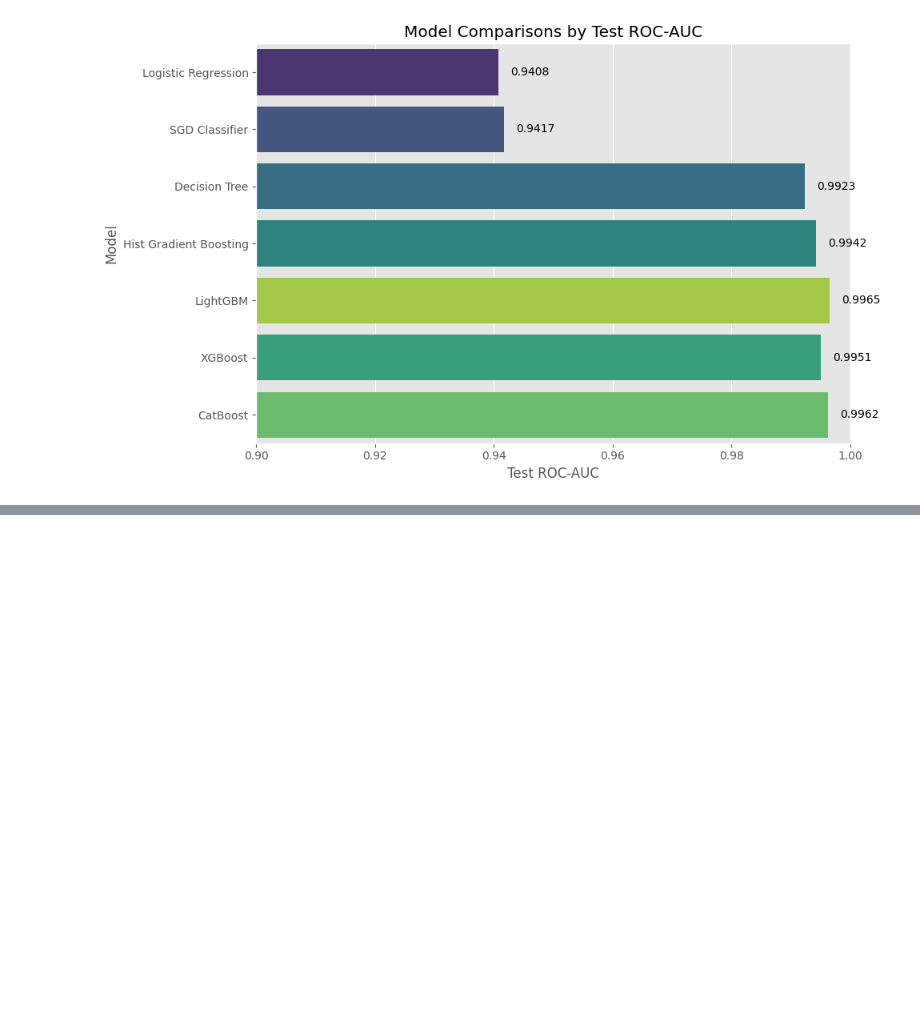
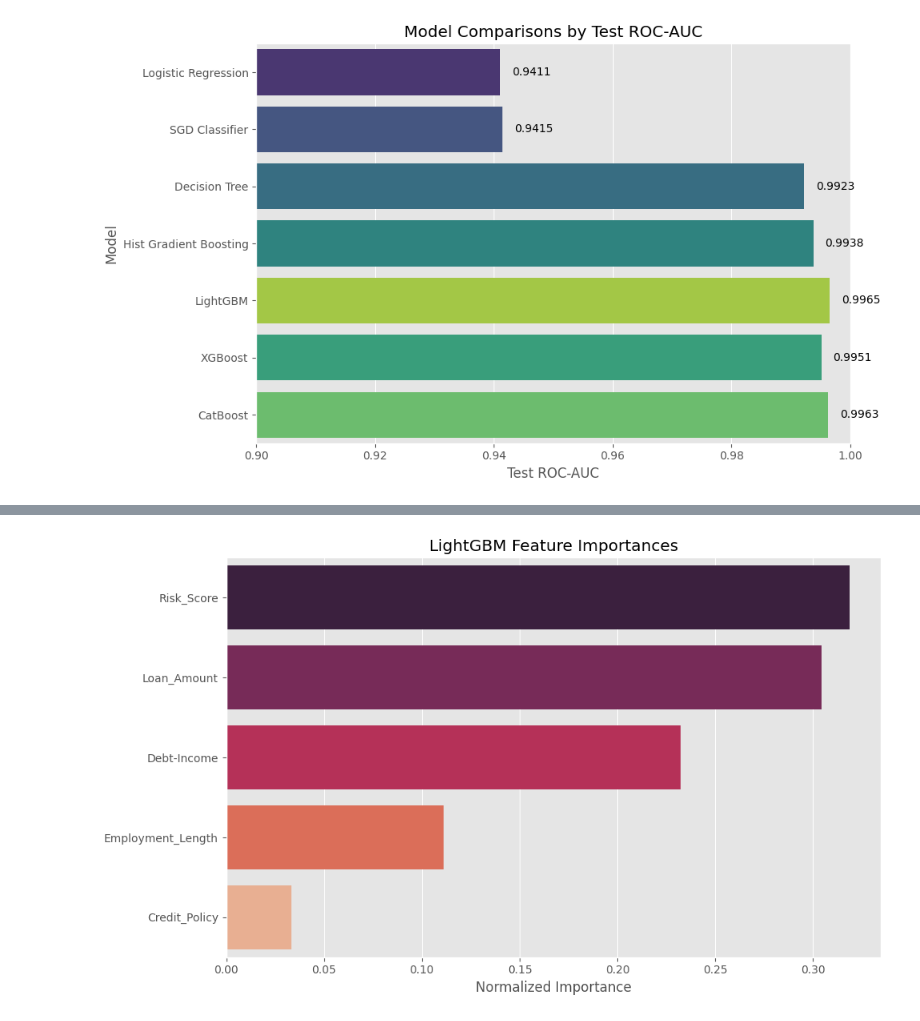
Before and after one commit to edwardweldon100/LendingClub-Capstone-Project, a Jupyter notebook: Lending Club Dataset- Model- Accepted_Rejected.ipynb, the cells around one changed output, grey strips where cells are left out. Cells and saved outputs as stored; diff of their text form; code cells hidden in the pictures; blank space fills up the shorter version.

Commit message:
Full Modeling & Assessment of Accepted_Rejected
Finished the Modeling & Assessment of the Accepted_Rejected dataset

```diff
--- a/Lending Club Dataset- Model- Accepted_Rejected.ipynb
+++ b/Lending Club Dataset- Model- Accepted_Rejected.ipynb
@@ -201,6 +220,7 @@ dt = DecisionTreeClassifier(
     criterion='gini',
     splitter='best',
     random_state=2,
+    class_weight='balanced',
 )
 
 dt.fit(X_tr, Y_tr)
@@ -261,6 +280,6 @@ Optimized Decision Tree Test AUC (Best): 0.9923354189246686
 # %%
 #Hist Gradient Boosting (Base)
-hgb = HistGradientBoostingClassifier(random_state=2)
+hgb = HistGradientBoostingClassifier(random_state=2, class_weight='balanced')
 
 hgb.fit(X_tr, Y_tr)
 
@@ -419,0 +420,14 @@ LightGBM Test AUC (Best): 0.9965266666842383
+# %%
+#Refit Best Parameters on Full Training Set
+lgb_best = lgb_randCV.best_estimator_
+
+# Ensure scale_pos_weight is still applied
+lgb_best.set_params(scale_pos_weight=spw)
+
+lgb_best.fit(X_train, Y_train)
+
+lgb_best_val_auc = roc_auc_score(Y_val, lgb_best.predict_proba(X_val)[:, 1])
+lgb_best_test_auc = roc_auc_score(Y_test, lgb_best.predict_proba(X_test)[:, 1])
+
+print('LightGBM Validation AUC (Best):', lgb_best_val_auc)
+print('LightGBM Test AUC (Best):', lgb_best_test_auc)
@@ -690,0 +591,30 @@ Youden thr: 0.9999998667248338 F1 thr: 0.9999780445448612
+# %%
+#Normalized Feature Importances for Top Model (LightGBM)
+
+feature_importances = pd.DataFrame({
+    'Feature': X.columns,
+    'Importance': lgb_best.feature_importances_
+})
+
+#Normalize (total sums to 1)
+feature_importances['Importance'] = feature_importances['Importance'] / feature_importances['Importance'].sum()
+
+feature_importances = feature_importances.sort_values(by='Importance', ascending=False)
+
+plt.figure(figsize=(10, 6))
+sns.barplot(
+    x='Importance',
+    y='Feature',
+    data=feature_importances,
+    hue=feature_importances['Importance'],
+    palette=sns.color_palette('rocket', n_colors=len(feature_importances))[::-1],
+    dodge=False,
+    legend=False
+)
+plt.title('LightGBM Feature Importances')
+plt.xlabel('Normalized Importance')
+plt.ylabel('')
+plt.tight_layout()
+plt.show()
+# %% [output]
+[figure, added]
```
Also changed, not shown: parts of 38 cells of this notebook.
